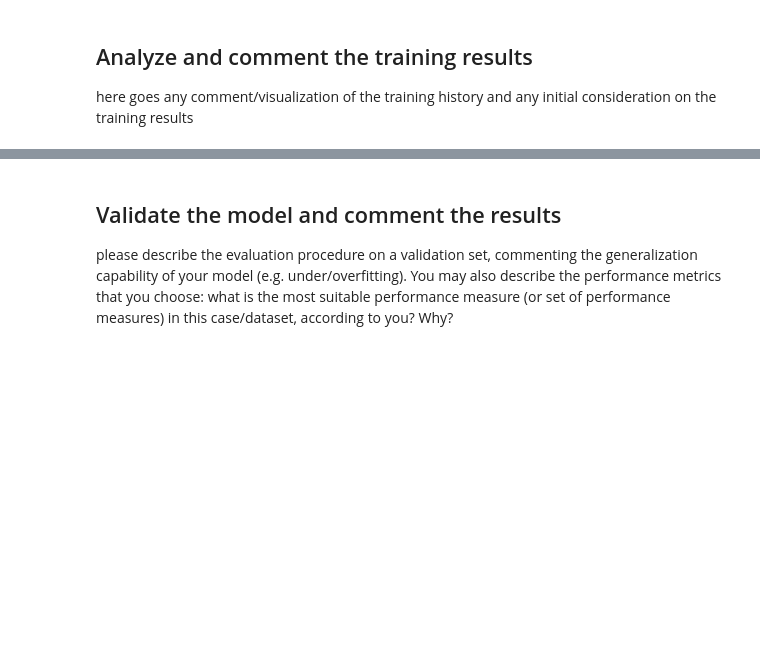
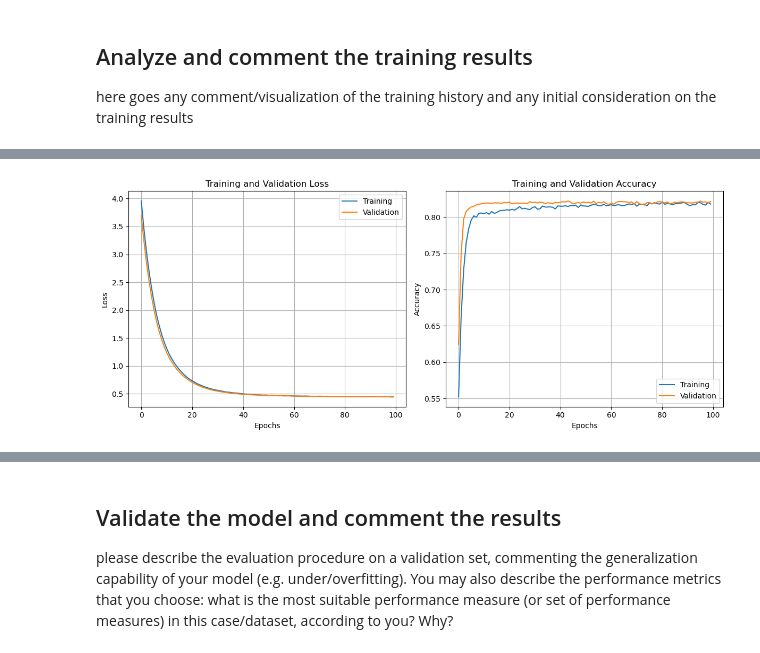
Before and after one commit to andreamoleri/AML-Assignments, a Jupyter notebook: Assignment 1/Assignment_one_template.ipynb, the cells around one changed output, grey strips where cells are left out. Drawn from its saved outputs; the diff is of its cells as text; code cells hidden in the pictures; blank space fills up the shorter version.

```diff
--- a/Assignment 1/Assignment_one_template.ipynb
+++ b/Assignment 1/Assignment_one_template.ipynb
@@ -471,0 +244,77 @@ The model performs better on the training set compared to the validation set, wh
+# %%
+def plot_training_history(history):
+    """
+    Plots the training and validation loss and accuracy over epochs.
+
+    This function generates two subplots: one for the training and validation loss,
+    and another for the training and validation accuracy. It utilizes a helper
+    function to streamline the plotting process.
+
+    Parameters:
+    history : object
+        An object containing training history data, typically returned by a
+        Keras model's fit method. It should contain 'loss', 'val_loss',
+        'accuracy', and 'val_accuracy' attributes.
+
+    Returns:
+    None
+    """
+
+    def plot_metric(metric, title, ylabel):
+        """
+        Helper function to plot a given metric.
+
+        Parameters:
+        metric : dict
+            A dictionary containing 'train' and 'val' keys for training
+            and validation metrics respectively.
+        title : str
+            The title of the plot.
+        ylabel : str
+            The label for the y-axis.
+
+        Returns:
+        None
+        """
+        plt.plot(metric['train'], label='Training')
+        plt.plot(metric['val'], label='Validation')
+        plt.title(title)
+        plt.xlabel('Epochs')
+        plt.ylabel(ylabel)
+        plt.legend()
+        plt.grid()
+
+    plt.figure(figsize=(12, 5))  # Set the figure size for better visibility
+
+    plt.subplot(1, 2, 1)  # Create the first subplot for loss metrics
+    plot_metric(
+        {'train': history.history['loss'], 'val': history.history['val_loss']},
+        'Training and Validation Loss',
+        'Loss'
+    )
+
+    plt.subplot(1, 2, 2)  # Create the second subplot for accuracy metrics
+    plot_metric(
+        {'train': history.history['accuracy'], 'val': history.history['val_accuracy']},
+        'Training and Validation Accuracy',
+        'Accuracy'
+    )
+
+    plt.tight_layout()  # Adjust the layout to prevent overlap
+    plt.show()  # Display the plots
+
+# Example call to the plot_training_history function
+plot_training_history(history)
+
+# Extracting final metrics from the training history
+final_metrics = {
+    'loss': (history.history['loss'][-1], history.history['val_loss'][-1]),
+    'accuracy': (history.history['accuracy'][-1], history.history['val_accuracy'][-1])
+}
+
+# Printing final metrics in a formatted manner
+for metric, (train, val) in final_metrics.items():
+    print(f"Final Training {metric.capitalize()}: {train:.4f}")
+    print(f"Final Validation {metric.capitalize()}: {val:.4f}")
+# %% [output]
+[figure, added]
```
Also changed, not shown: parts of 9 cells of this notebook.
